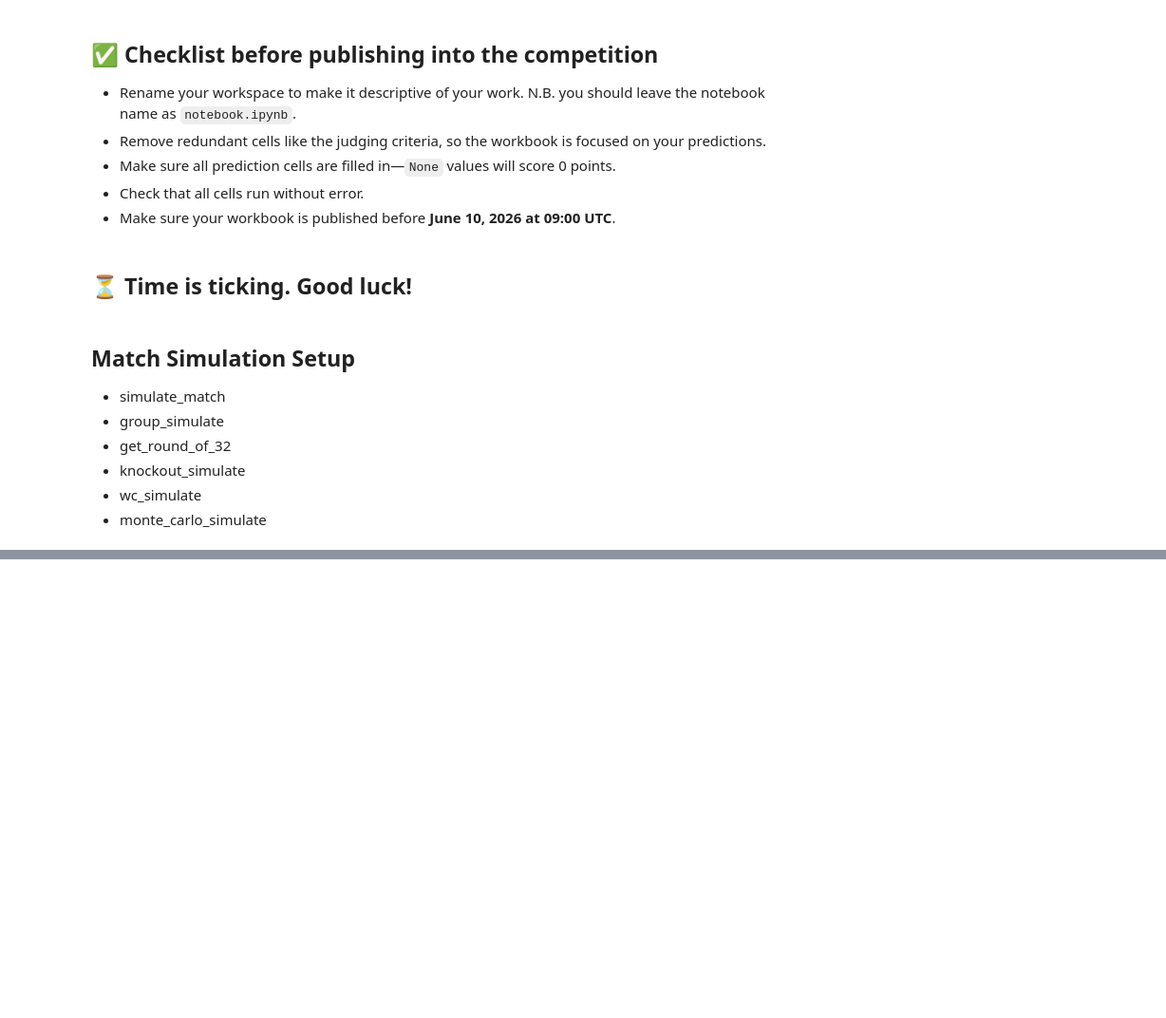
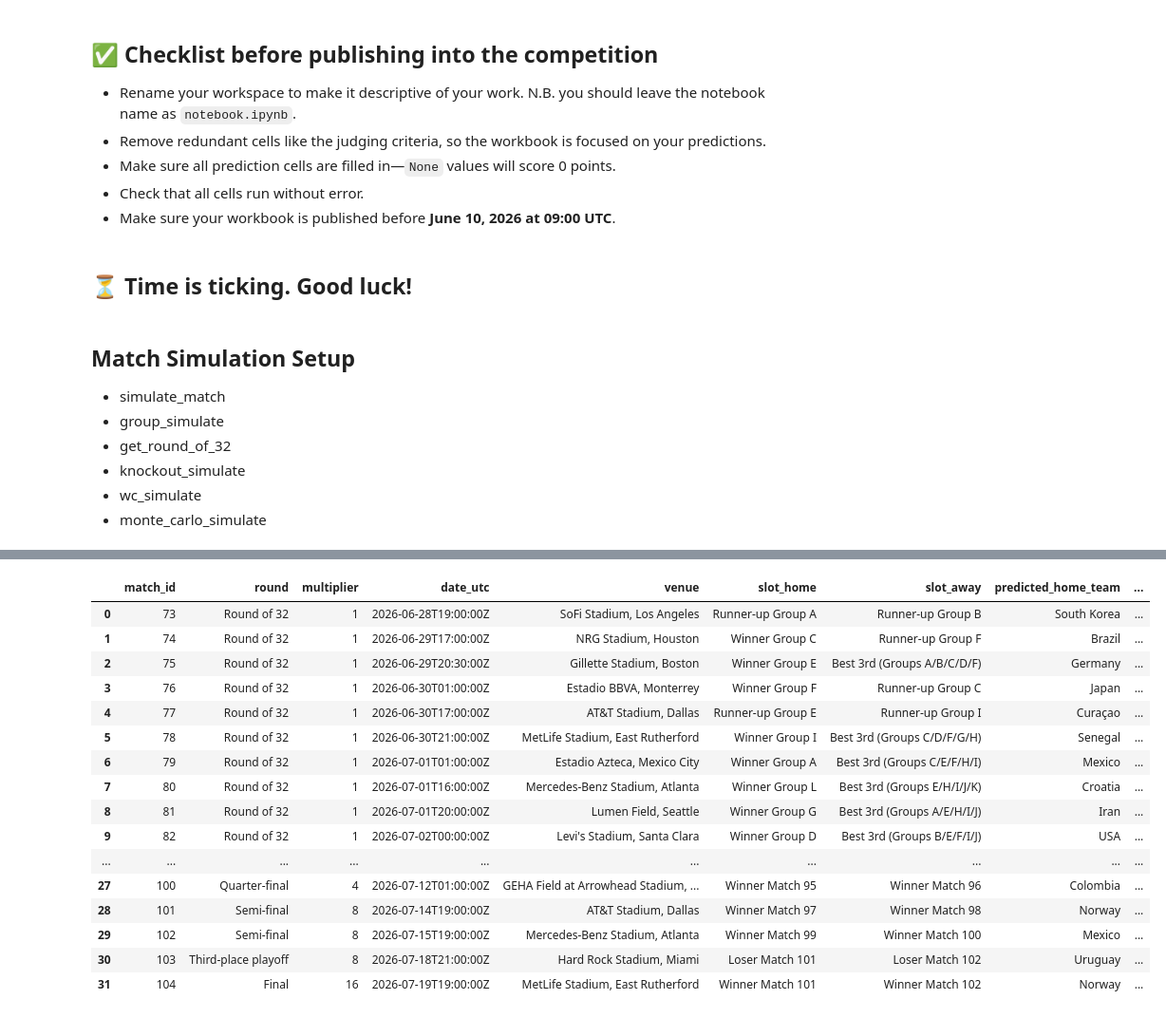
Before and after one commit to Currybon30/fifa_wc_2026_datacamp, a Jupyter notebook: FIFA World Cup 2026 - DataCamp Competition/notebook.ipynb, the cells around one changed output, grey strips where cells are left out. Shown at 95% size. Saved outputs shown, nothing was run; the diff lists cells and outputs as text; code cells hidden in the pictures; blank space fills up the shorter version.

```diff
--- a/FIFA World Cup 2026 - DataCamp Competition/notebook.ipynb
+++ b/FIFA World Cup 2026 - DataCamp Competition/notebook.ipynb
@@ -614,7 +588,7 @@ def simulate_group_stage(stage_table_df, simulate_match_fn, models, elo_ratings,
         "stage_table_df": stage_table_df
     }
 # %%
-def get_round_of_32(group_stats, verbose = True):
+def get_round_of_32(group_stats, verbose = False):
     """
     Top 2 from each group (24) + 8 best 3rd-placed teams = 32.
     Tiebreakers for 3rd place: Pts → GD → GF.
@@ -740,7 +714,7 @@ def knockout_map(previous_round_results):
     winner_map = {}
     loser_map = {}
 
-    for match in previous_round_results["results"]:
+    for match in previous_round_results["knockout_results"]:
 
         match_id = match["match_id"]
 
@@ -1278,6 +1238,13 @@ feature_engine = {
        "home_adv": is_home_advantage,
        "match_features": add_match_features
     }
+# %%
+gf = group_fixtures.copy()
+gf["home_team"] = gf["home_team"].map(resolve_team_original_to_updated)
+gf["away_team"] = gf["away_team"].map(resolve_team_original_to_updated)
+
+elo_ratings = elo_ratings.copy()
+elo_ratings["Team"] = elo_ratings["Team"].replace({"United States":"USA"})
 # %%
 world_cup_simulation(
     gf,
@@ -1353,0 +1412,2 @@ def monte_carlo(elo_ratings, n=1000, seed=42):
+# %%
+df, final_gf, final_ks = monte_carlo(elo_ratings.copy(), group_fixtures.copy(), knockout_slots.copy(), 2)
@@ -1353,0 +1453,20 @@ def monte_carlo(elo_ratings, n=1000, seed=42):
+# %%
+final_ks
+# %% [output]
+|  | match_id | round | multiplier | date_utc | venue | slot_home | slot_away | predicted_home_team | ... |
+| 0 | 73 | Round of 32 | 1 | 2026-06-28T19:00:00Z | SoFi Stadium, Los Angeles | Runner-up Group A | Runner-up Group B | South Korea | ... |
+| 1 | 74 | Round of 32 | 1 | 2026-06-29T17:00:00Z | NRG Stadium, Houston | Winner Group C | Runner-up Group F | Brazil | ... |
+| 2 | 75 | Round of 32 | 1 | 2026-06-29T20:30:00Z | Gillette Stadium, Boston | Winner Group E | Best 3rd (Groups A/B/C/D/F) | Germany | ... |
+| 3 | 76 | Round of 32 | 1 | 2026-06-30T01:00:00Z | Estadio BBVA, Monterrey | Winner Group F | Runner-up Group C | Japan | ... |
+| 4 | 77 | Round of 32 | 1 | 2026-06-30T17:00:00Z | AT&T Stadium, Dallas | Runner-up Group E | Runner-up Group I | Curaçao | ... |
+| 5 | 78 | Round of 32 | 1 | 2026-06-30T21:00:00Z | MetLife Stadium, East Rutherford | Winner Group I | Best 3rd (Groups C/D/F/G/H) | Senegal | ... |
+| 6 | 79 | Round of 32 | 1 | 2026-07-01T01:00:00Z | Estadio Azteca, Mexico City | Winner Group A | Best 3rd (Groups C/E/F/H/I) | Mexico | ... |
+| 7 | 80 | Round of 32 | 1 | 2026-07-01T16:00:00Z | Mercedes-Benz Stadium, Atlanta | Winner Group L | Best 3rd (Groups E/H/I/J/K) | Croatia | ... |
+| 8 | 81 | Round of 32 | 1 | 2026-07-01T20:00:00Z | Lumen Field, Seattle | Winner Group G | Best 3rd (Groups A/E/H/I/J) | Iran | ... |
+| 9 | 82 | Round of 32 | 1 | 2026-07-02T00:00:00Z | Levi's Stadium, Santa Clara | Winner Group D | Best 3rd (Groups B/E/F/I/J) | USA | ... |
+| ... | ... | ... | ... | ... | ... | ... | ... | ... | ... |
+| 27 | 100 | Quarter-final | 4 | 2026-07-12T01:00:00Z | GEHA Field at Arrowhead Stadium, ... | Winner Match 95 | Winner Match 96 | Colombia | ... |
+| 28 | 101 | Semi-final | 8 | 2026-07-14T19:00:00Z | AT&T Stadium, Dallas | Winner Match 97 | Winner Match 98 | Norway | ... |
+| 29 | 102 | Semi-final | 8 | 2026-07-15T19:00:00Z | Mercedes-Benz Stadium, Atlanta | Winner Match 99 | Winner Match 100 | Mexico | ... |
+| 30 | 103 | Third-place playoff | 8 | 2026-07-18T21:00:00Z | Hard Rock Stadium, Miami | Loser Match 101 | Loser Match 102 | Uruguay | ... |
+| 31 | 104 | Final | 16 | 2026-07-19T19:00:00Z | MetLife Stadium, East Rutherford | Winner Match 101 | Winner Match 102 | Norway | ... |
```
Also changed, not shown: parts of 16 cells of this notebook, 3 other files.
